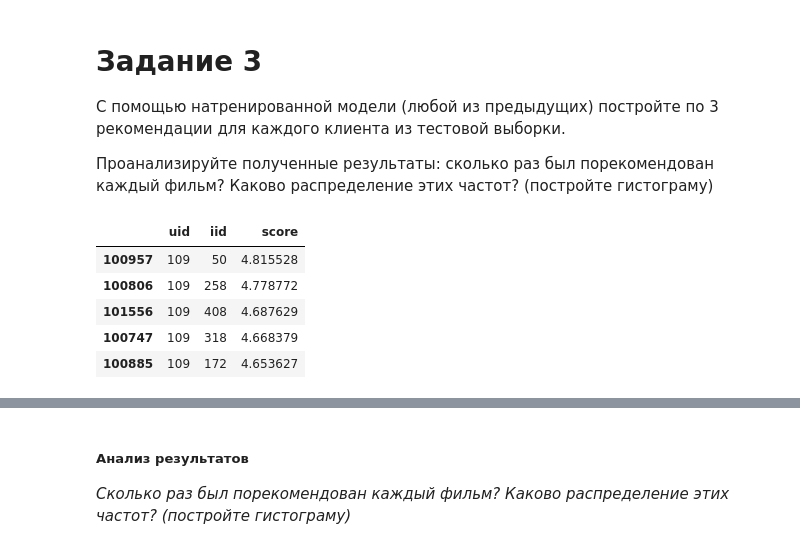
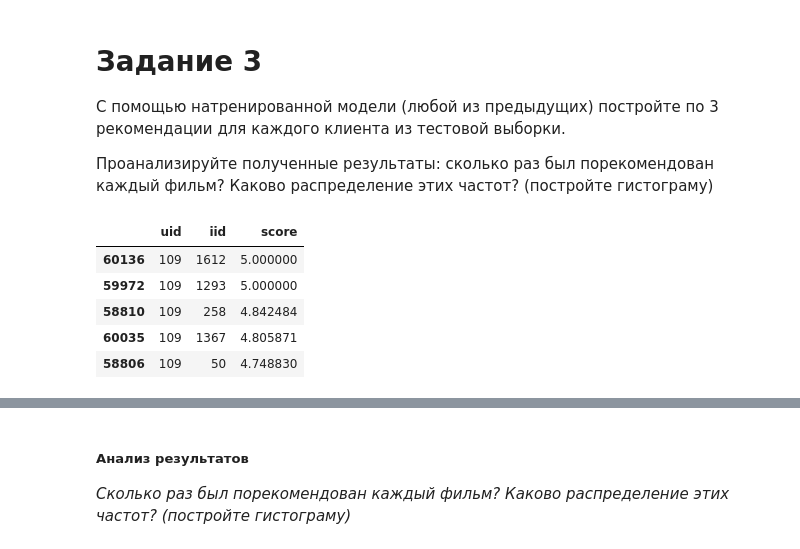
Before and after one commit to root-epifit/madmo-adv, a Jupyter notebook: hw3_movielens_my_solution.ipynb, the cells around one changed output, grey strips where cells are left out. Cells and saved outputs as stored; diff of their text form; code cells hidden in the pictures.

```diff
--- a/hw3_movielens_my_solution.ipynb
+++ b/hw3_movielens_my_solution.ipynb
@@ -473,25 +472,24 @@ RMSE: 0.9759
 # %%
 # Вычисляем рейтинги фильмов для каждого клиента
 df_testset = pd.DataFrame(testset, columns=['uid','iid','rating'])
-df_testset = df[['uid','iid']]
+df_testset = df_testset[['uid','iid']]
 
 recs = []
 for uid in df_testset['uid'].unique().tolist():
     for iid in df_testset['iid'].unique().tolist():
         score = algo.predict(uid, iid)[3]
         recs.append( (int(uid), int(iid), score) )
+
+# Преобразовываем в DataFrame
+dfr = pd.DataFrame(recs, columns = ['uid','iid','score'])
+dfr[dfr['uid'] == 109].sort_values('score', ascending = False).head(5)
+# %% [output]
+|  | uid | iid | score |
+| 60136 | 109 | 1612 | 5.000000 |
+| 59972 | 109 | 1293 | 5.000000 |
+| 58810 | 109 | 258 | 4.842484 |
+| 60035 | 109 | 1367 | 4.805871 |
+| 58806 | 109 | 50 | 4.748830 |
-# %%
-# Преобразовываем в DataFrame
-
-dfr = pd.DataFrame(recs, columns = ['uid','iid','score'])
-dfr[dfr['uid'] == 109].sort_values('score', ascending = False).head(5)
-# %% [output]
-|  | uid | iid | score |
-| 100957 | 109 | 50 | 4.815528 |
-| 100806 | 109 | 258 | 4.778772 |
-| 101556 | 109 | 408 | 4.687629 |
-| 100747 | 109 | 318 | 4.668379 |
-| 100885 | 109 | 172 | 4.653627 |
 # %%
 # Для каждого клиента, ранжируем рекомендации по значению скоров и нумеруем их
 dfr['rn'] = dfr.sort_values(['uid', 'score'], ascending=[True, False]).groupby(['uid']).cumcount()+1
```
Also changed, not shown: parts of 34 cells of this notebook.
